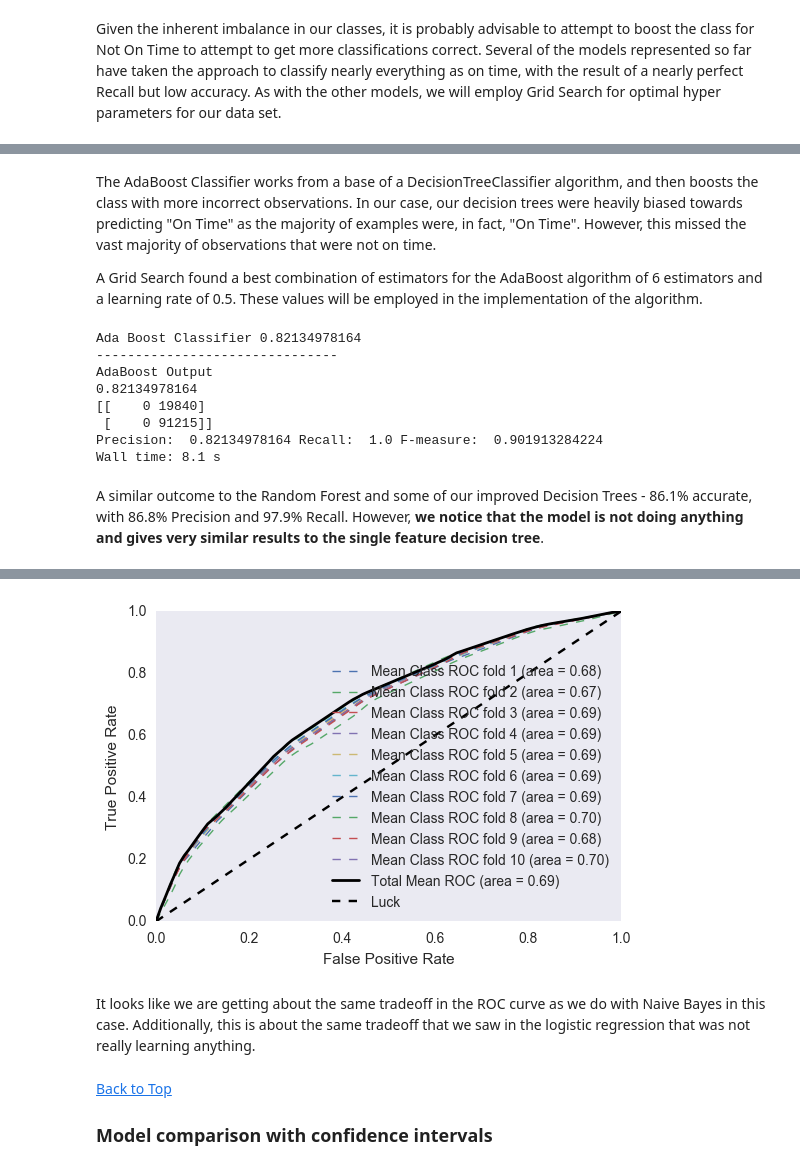
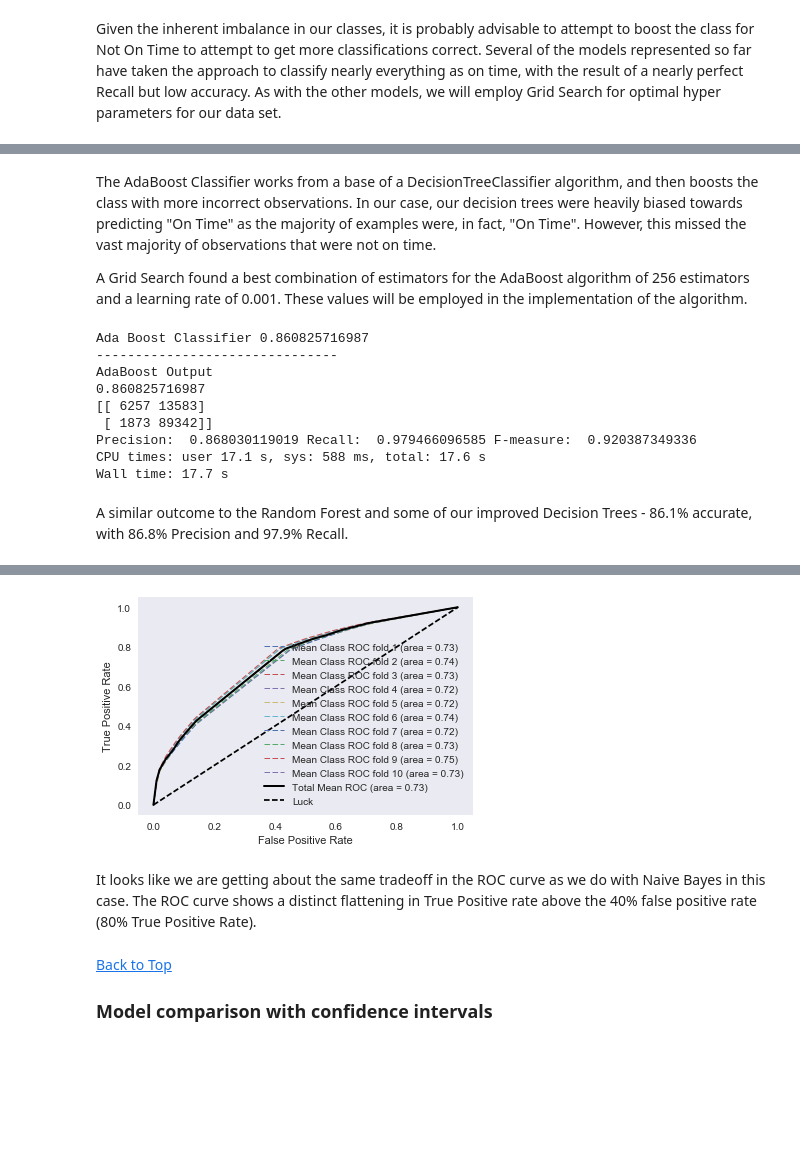
Before and after one commit to dpmurraygt/OnTime, a Jupyter notebook: On Time Performance.ipynb, the cells around one changed output, grey strips where cells are left out. Cells and saved outputs as stored; diff of their text form; code cells hidden in the pictures; blank space fills up the shorter version.

```diff
--- a/On Time Performance.ipynb
+++ b/On Time Performance.ipynb
@@ -1730,7 +1734,7 @@ Wall time: 14min 3s
 # %% [markdown]
 The AdaBoost Classifier works from a base of a DecisionTreeClassifier algorithm, and then boosts the class with more incorrect observations.  In our case, our decision trees were heavily biased towards predicting "On Time" as the majority of examples were, in fact, "On Time".  However, this missed the vast majority of observations that were not on time.
 
-A Grid Search found a best combination of estimators for the AdaBoost algorithm of 6 estimators and a learning rate of 0.5.  These values will be employed in the implementation of the algorithm.
+A Grid Search found a best combination of estimators for the AdaBoost algorithm of 256 estimators and a learning rate of 0.001.  These values will be employed in the implementation of the algorithm.
 # %%
 %%time
 
@@ -1748,7 +1752,7 @@ cv = StratifiedKFold(n_splits=10)
 # setup pipeline to take PCA, then fit a different classifier
 clf_pipe = Pipeline(
     [
-     ('CLF',AdaBoostClassifier(n_estimators=6, learning_rate=0.5))]
+     ('CLF',AdaBoostClassifier(n_estimators=256, learning_rate=0.001))]
 )
 
 # now iterate through and get predictions, saved to the correct row in yhat
@@ -1774,16 +1778,17 @@ print( total_accuracy_12)
 print(conf_matrix_12)
 print('Precision: ',precision_12, 'Recall: ',recall_12, 'F-measure: ', f_measure_12)
 # %% [output]
-Ada Boost Classifier 0.82134978164
+Ada Boost Classifier 0.860825716987
 -------------------------------
 AdaBoost Output
-0.82134978164
-[[    0 19840]
- [    0 91215]]
-Precision:  0.82134978164 Recall:  1.0 F-measure:  0.901913284224
-Wall time: 8.1 s
+0.860825716987
+[[ 6257 13583]
+ [ 1873 89342]]
+Precision:  0.868030119019 Recall:  0.979466096585 F-measure:  0.920387349336
+CPU times: user 17.1 s, sys: 588 ms, total: 17.6 s
+Wall time: 17.7 s
 # %% [markdown]
-A similar outcome to the Random Forest and some of our improved Decision Trees - 86.1% accurate, with 86.8% Precision and 97.9% Recall.  However, **we notice that the model is not doing anything and gives very similar results to the single feature decision tree**.
+A similar outcome to the Random Forest and some of our improved Decision Trees - 86.1% accurate, with 86.8% Precision and 97.9% Recall.
 # %%
 %%time
 
@@ -1799,7 +1804,7 @@ K = 10
 
 kfold = StratifiedKFold(n_splits=K, random_state=1).split(X_train, y_train)
 
-clf = AdaBoostClassifier(n_estimators=6, learning_rate=0.5)
+clf = AdaBoostClassifier(n_estimators=256, learning_rate=0.001)
 
 mean_tpr = 0.0
 mean_fpr = np.linspace(0, 1, 100)
@@ -1841,6 +1847,6 @@ Wall time: 6.27 s
-[figure, old version]
+[figure, new version]
 # %% [markdown]
-It looks like we are getting about the same tradeoff in the ROC curve as we do with Naive Bayes in this case.  Additionally, this is about the same tradeoff that we saw in the logistic regression that was not really learning anything.
+It looks like we are getting about the same tradeoff in the ROC curve as we do with Naive Bayes in this case.  The ROC curve shows a distinct flattening in True Positive rate above the 40% false positive rate (80% True Positive Rate).
 # %% [markdown]
 <a id="T1Comps"></a>
 <a href="#top">Back to Top</a>
```
Also changed, not shown: parts of 25 cells of this notebook.
